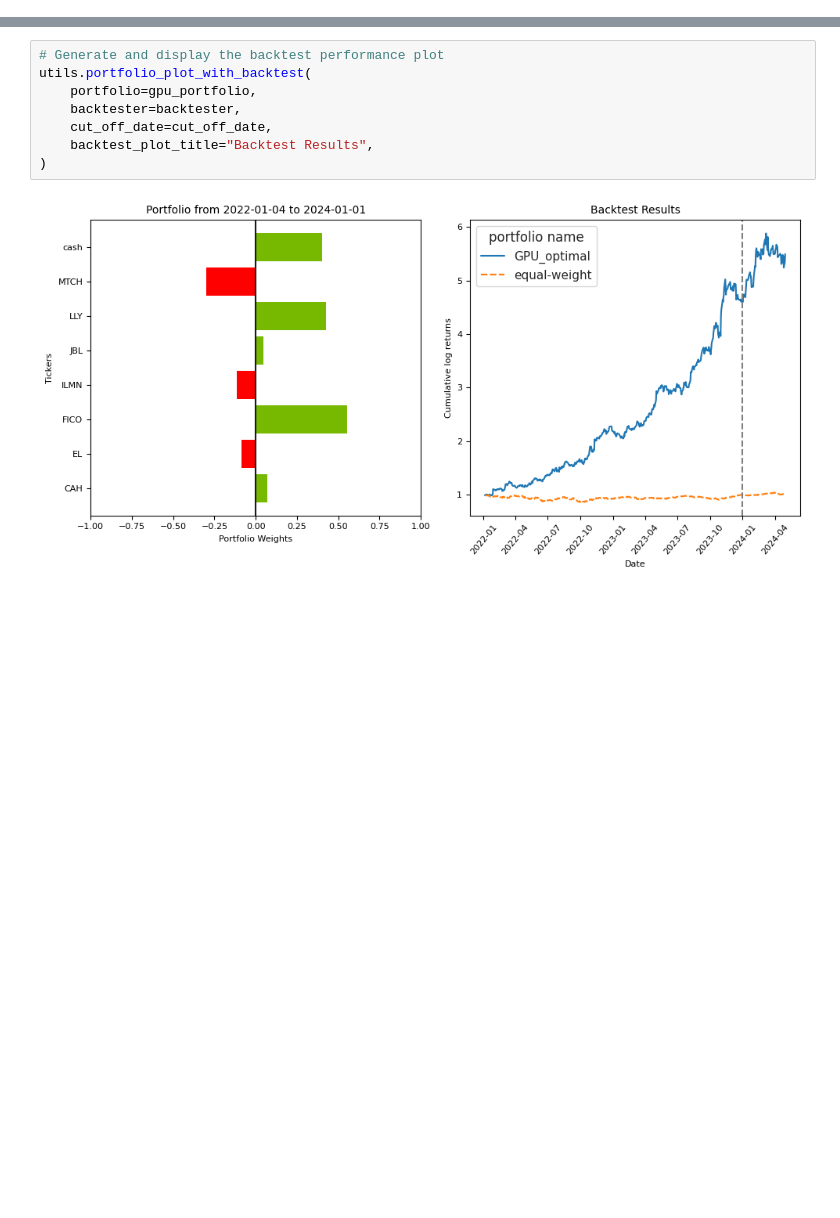
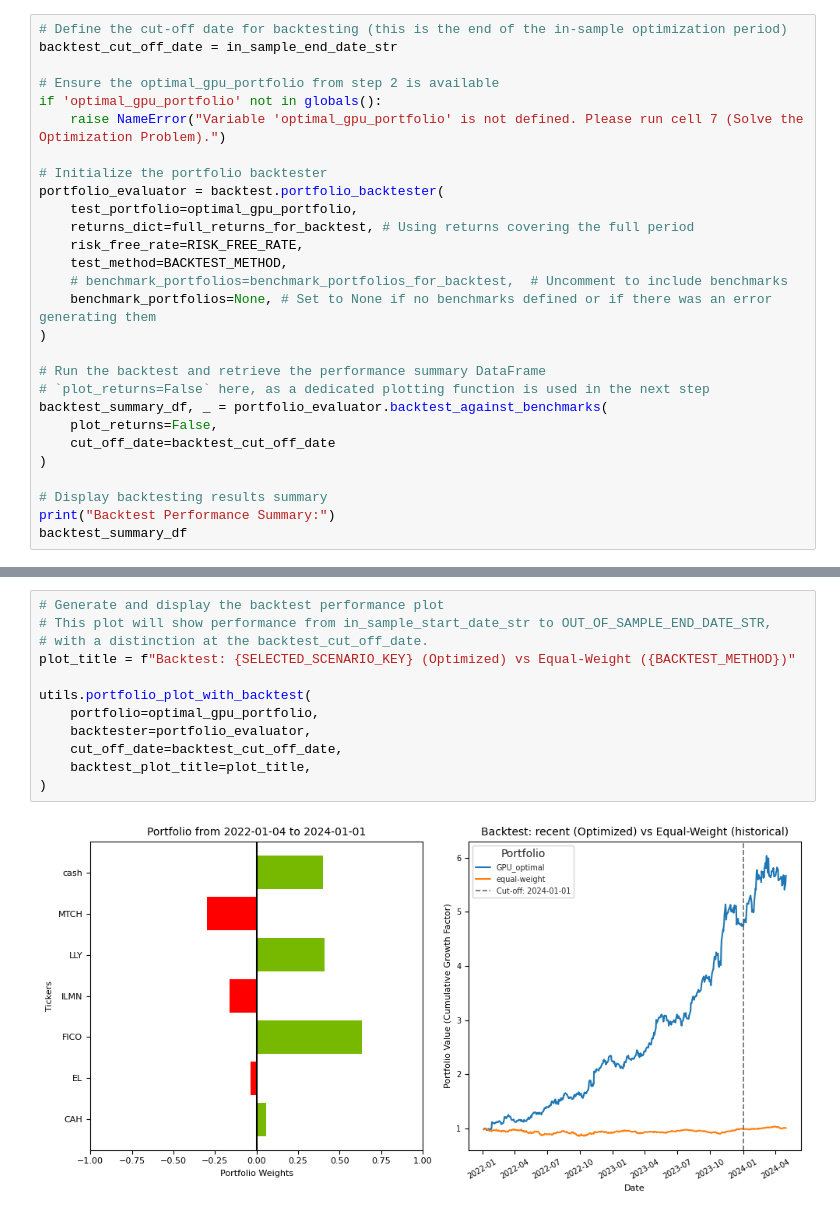
Before and after one commit to NVIDIA/cuopt-examples, a Jupyter notebook: cuFOLIO_portfolio_optimization/CVaR/02_backtesting.ipynb, the cells around one changed output, grey strips where cells are left out. Cells and saved outputs as stored; diff of their text form; blank space fills up the shorter version.

```diff
--- a/cuFOLIO_portfolio_optimization/CVaR/02_backtesting.ipynb
+++ b/cuFOLIO_portfolio_optimization/CVaR/02_backtesting.ipynb
@@ -221,0 +231,28 @@ This section generates a performance plot for the tested portfolio using the bac
+# %%
+# Define the cut-off date for backtesting (this is the end of the in-sample optimization period)
+backtest_cut_off_date = in_sample_end_date_str
+
+# Ensure the optimal_gpu_portfolio from step 2 is available
+if 'optimal_gpu_portfolio' not in globals():
+    raise NameError("Variable 'optimal_gpu_portfolio' is not defined. Please run cell 7 (Solve the Optimization Problem).")
+
+# Initialize the portfolio backtester
+portfolio_evaluator = backtest.portfolio_backtester(
+    test_portfolio=optimal_gpu_portfolio,
+    returns_dict=full_returns_for_backtest, # Using returns covering the full period
+    risk_free_rate=RISK_FREE_RATE,
+    test_method=BACKTEST_METHOD,
+    # benchmark_portfolios=benchmark_portfolios_for_backtest,  # Uncomment to include benchmarks
+    benchmark_portfolios=None, # Set to None if no benchmarks defined or if there was an error generating them
+)
+
+# Run the backtest and retrieve the performance summary DataFrame
+# `plot_returns=False` here, as a dedicated plotting function is used in the next step
+backtest_summary_df, _ = portfolio_evaluator.backtest_against_benchmarks(
+    plot_returns=False,
+    cut_off_date=backtest_cut_off_date
+)
+
+# Display backtesting results summary
+print("Backtest Performance Summary:")
+backtest_summary_df
@@ -222,11 +275,15 @@ This section generates a performance plot for the tested portfolio using the bac
 # %%
 # Generate and display the backtest performance plot
+# This plot will show performance from in_sample_start_date_str to OUT_OF_SAMPLE_END_DATE_STR,
+# with a distinction at the backtest_cut_off_date.
+plot_title = f"Backtest: {SELECTED_SCENARIO_KEY} (Optimized) vs Equal-Weight ({BACKTEST_METHOD})"
+
 utils.portfolio_plot_with_backtest(
-    portfolio=gpu_portfolio,
-    backtester=backtester,
-    cut_off_date=cut_off_date,
-    backtest_plot_title="Backtest Results",
+    portfolio=optimal_gpu_portfolio,
+    backtester=portfolio_evaluator,
+    cut_off_date=backtest_cut_off_date,
+    backtest_plot_title=plot_title,
 )
 # %% [output]
-[figure, old version]
+[figure, new version]
 # %% [markdown]
```
Also changed, not shown: parts of 24 cells of this notebook, 4 other files.
